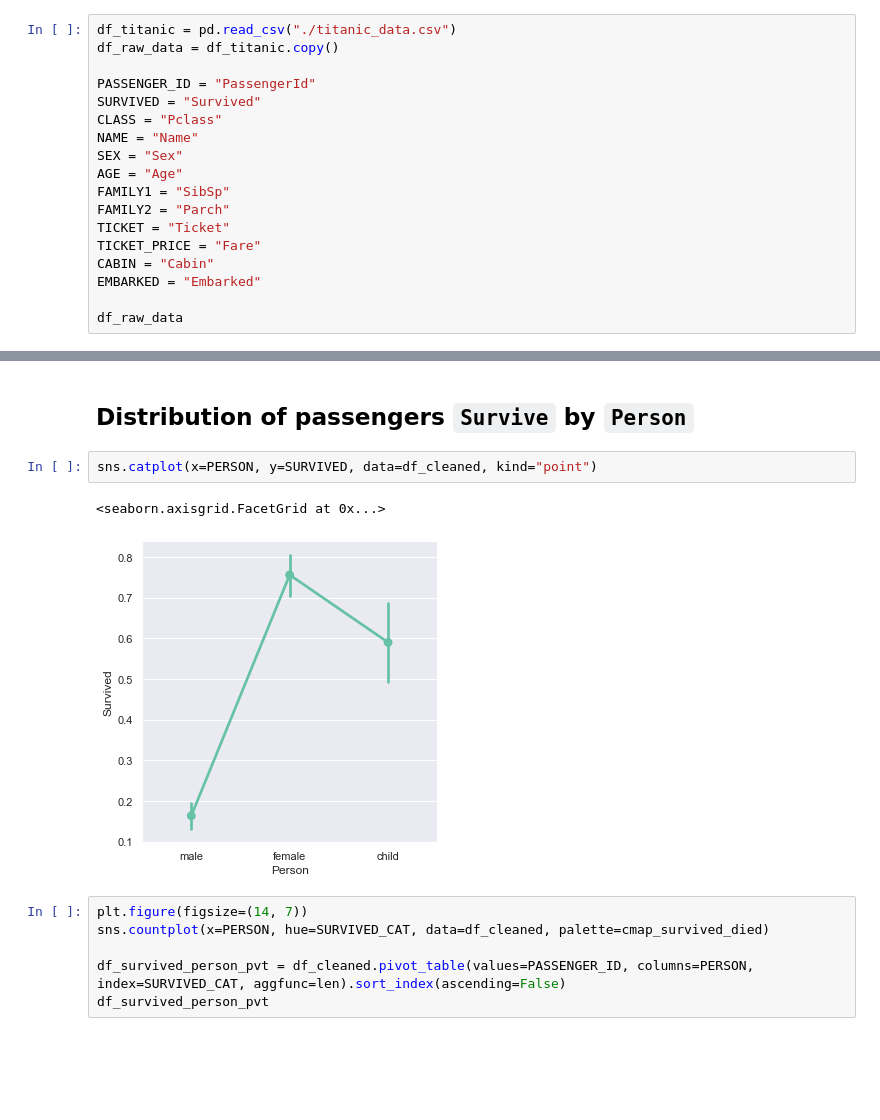
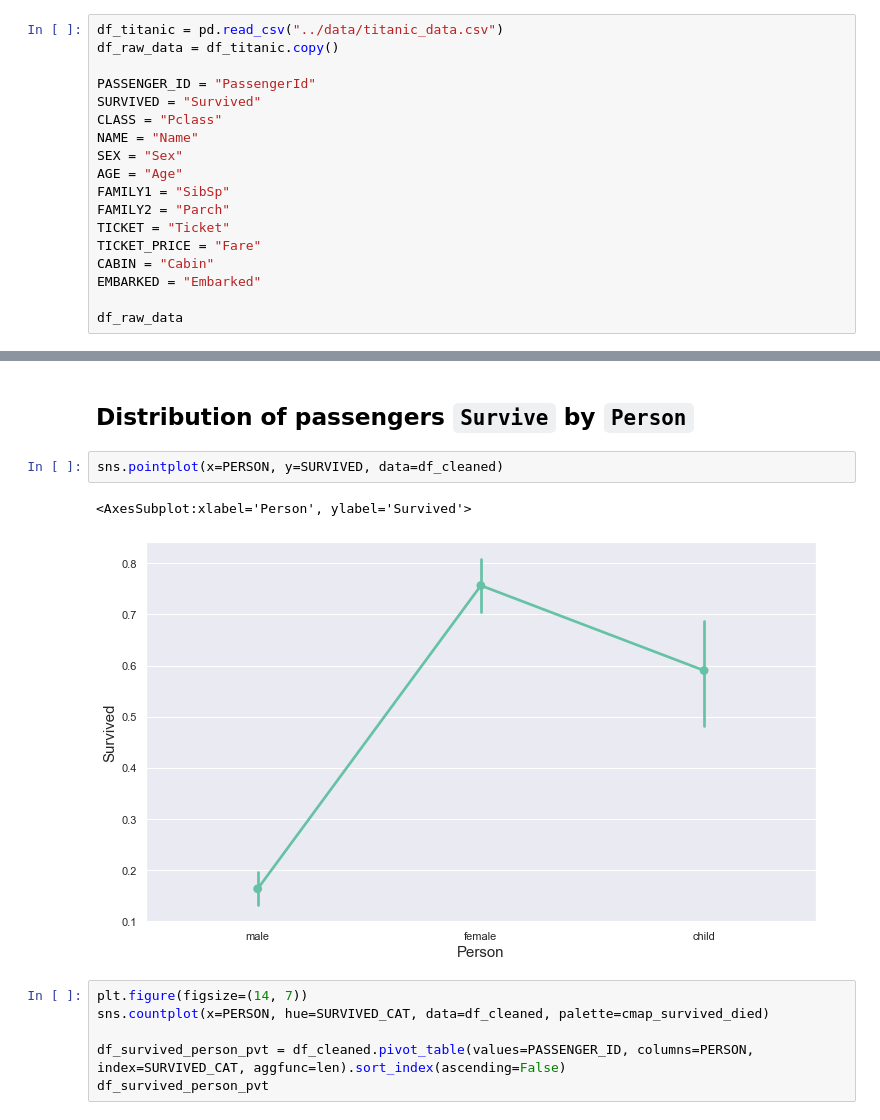
Before and after one commit to enricogoerlitz/Data-Analysis, a Jupyter notebook: 01_Titanic_Hello_World/notebook/notebook1.ipynb, the cells around one changed output, grey strips where cells are left out. Saved outputs shown, nothing was run; the diff lists cells and outputs as text; blank space fills up the shorter version.

Commit message:
titanic refactoring - family, catplot

```diff
--- a/01_Titanic_Hello_World/notebook/notebook1.ipynb
+++ b/01_Titanic_Hello_World/notebook/notebook1.ipynb
@@ -30,7 +30,7 @@ warnings.filterwarnings('ignore')
 # %% [markdown]
 # Data
 # %%
-df_titanic = pd.read_csv("./titanic_data.csv")
+df_titanic = pd.read_csv("../data/titanic_data.csv")
 df_raw_data = df_titanic.copy()
 
 PASSENGER_ID = "PassengerId"
@@ -564,10 +564,10 @@ Name: Survived_Cat, dtype: int64
 # %% [markdown]
 ## Distribution of passengers `Survive` by `Person`
 # %%
-sns.catplot(x=PERSON, y=SURVIVED, data=df_cleaned, kind="point")
+sns.pointplot(x=PERSON, y=SURVIVED, data=df_cleaned)
 # %% [output]
-<seaborn.axisgrid.FacetGrid at 0x...>
+<AxesSubplot:xlabel='Person', ylabel='Survived'>
-[figure, old version]
+[figure, new version]
 # %%
 plt.figure(figsize=(14, 7))
 sns.countplot(x=PERSON, hue=SURVIVED_CAT, data=df_cleaned, palette=cmap_survived_died)
```
Also changed, not shown: parts of 55 cells of this notebook, 1 other file.
